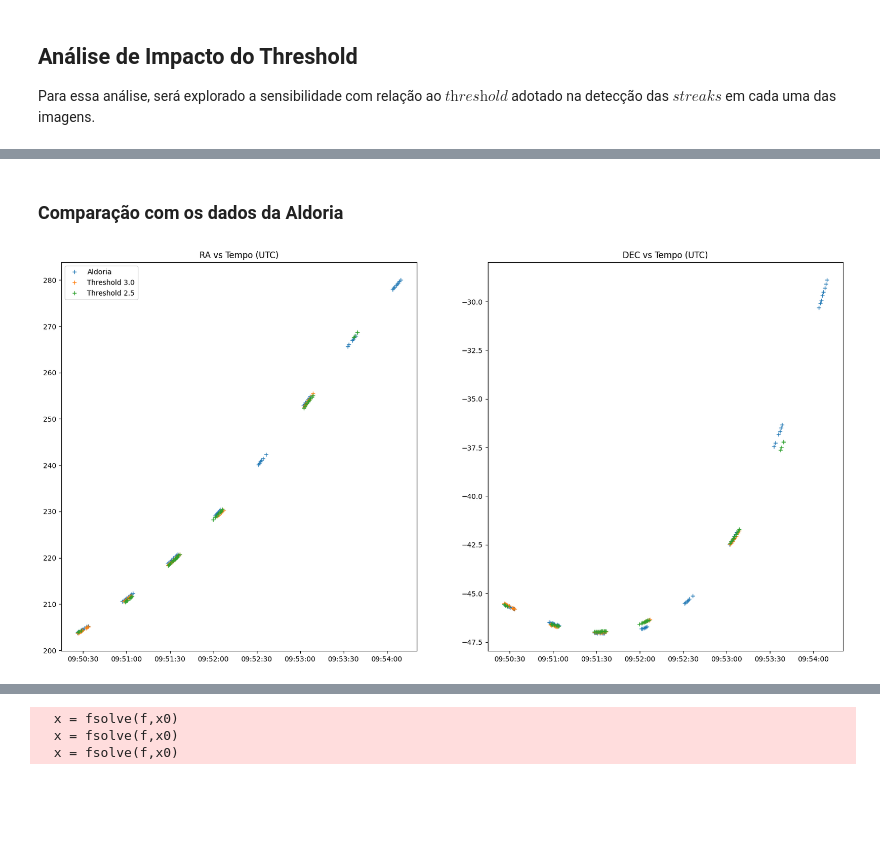
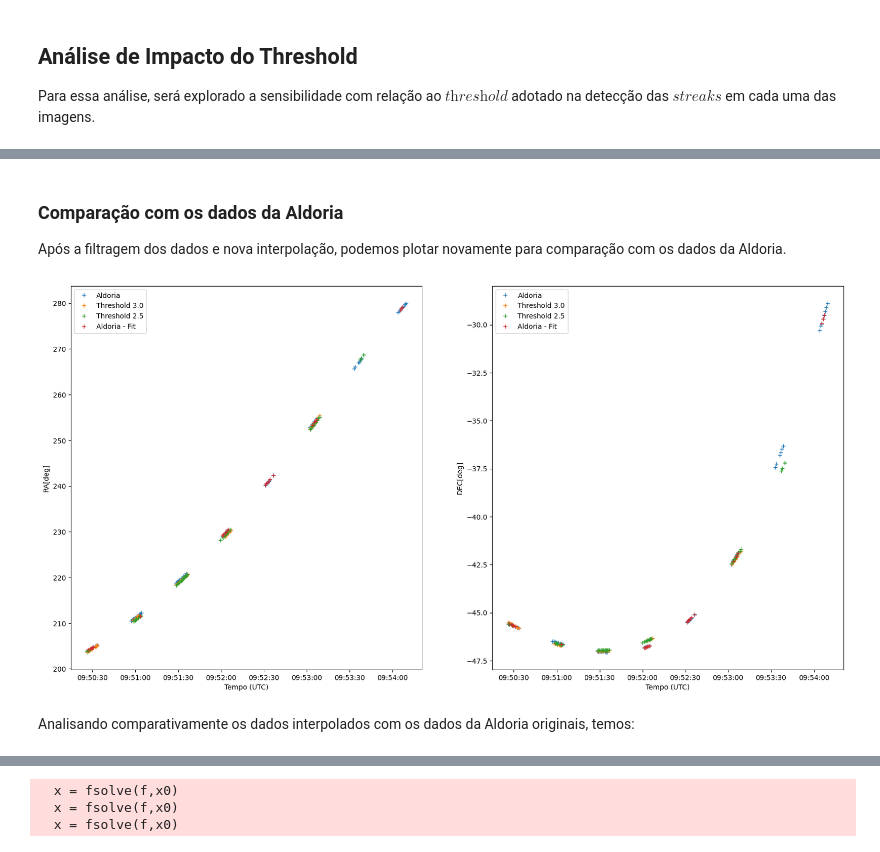
Before and after one commit to Rafa1914/spacepykit, a Jupyter notebook: data-exploration-notebook.ipynb, the cells around one changed output, grey strips where cells are left out. Cells and saved outputs as stored; diff of their text form; code cells hidden in the pictures; blank space fills up the shorter version.

```diff
--- a/data-exploration-notebook.ipynb
+++ b/data-exploration-notebook.ipynb
@@ -241,7 +274,16 @@ poly_ra_25, poly_dec_25, tdm_25_fit = fit_radec_tdm_data(tdm_25_filtered, 3)
+# %% [markdown]
+### Comparação com os dados da Aldoria
+
+Após a filtragem dos dados e nova interpolação, podemos plotar novamente para comparação com os dados da Aldoria.
+# %%
+plot_data(
+    df_list=[tdm_aldoria_raw, tdm_30_fit, tdm_25_fit, tdm_aldoria_fit],
+    legend=["Aldoria", "Threshold 3.0", "Threshold 2.5", "Aldoria - Fit"],
+    y_data=["RA[deg]", "DEC[deg]"],
+    x_data="Tempo (UTC)",
+)
+# %% [output]
+[figure, added]
 # %% [markdown]
-### Comparação com os dados da Aldoria
+Analisando comparativamente os dados interpolados com os dados da Aldoria originais, temos:
-# %%
-plot_data(df_list=[tdm_aldoria,tdm_30_fit,tdm_25_fit],legend=['Aldoria','Threshold 3.0', 'Threshold 2.5'],y_data=['RA[deg]','DEC[deg]'])
-# %% [output]
-[figure, removed]
 # %%
```
Also changed, not shown: parts of 44 cells of this notebook.
